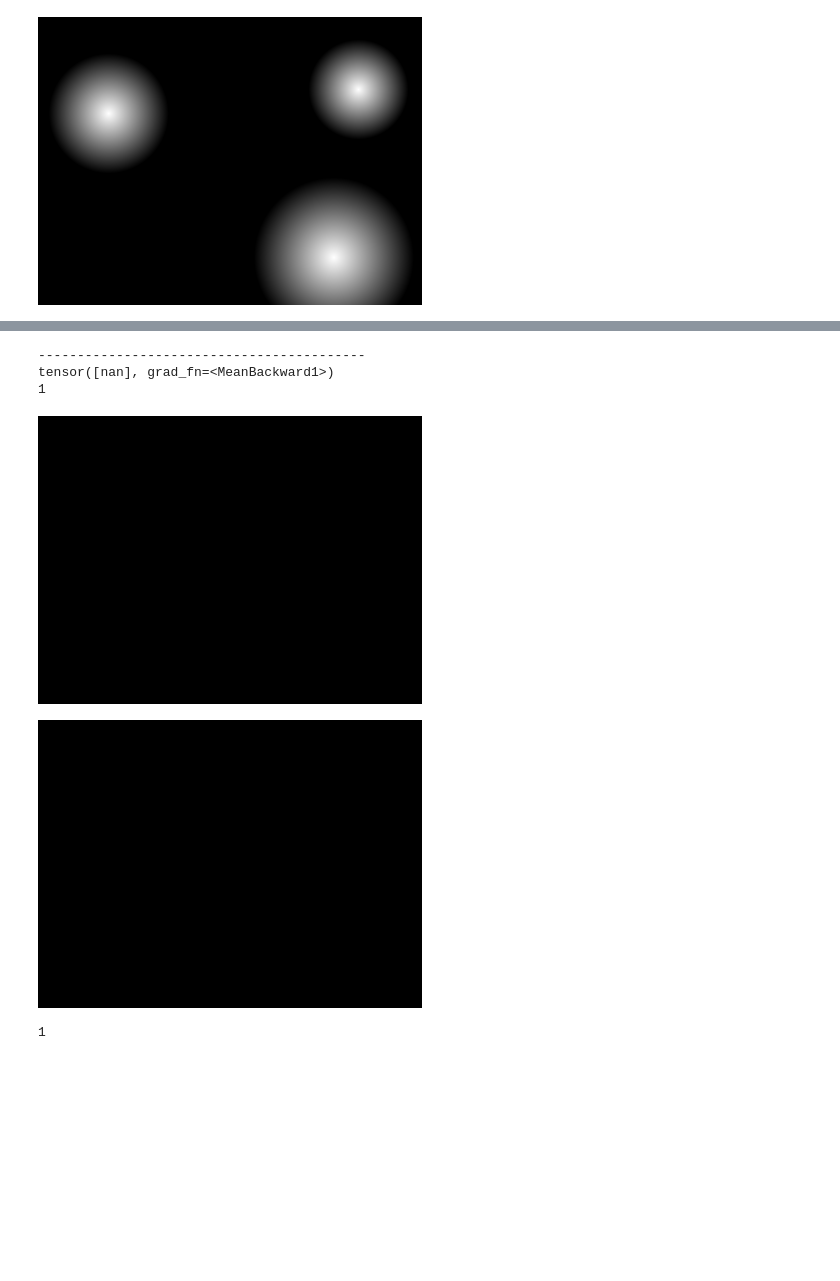
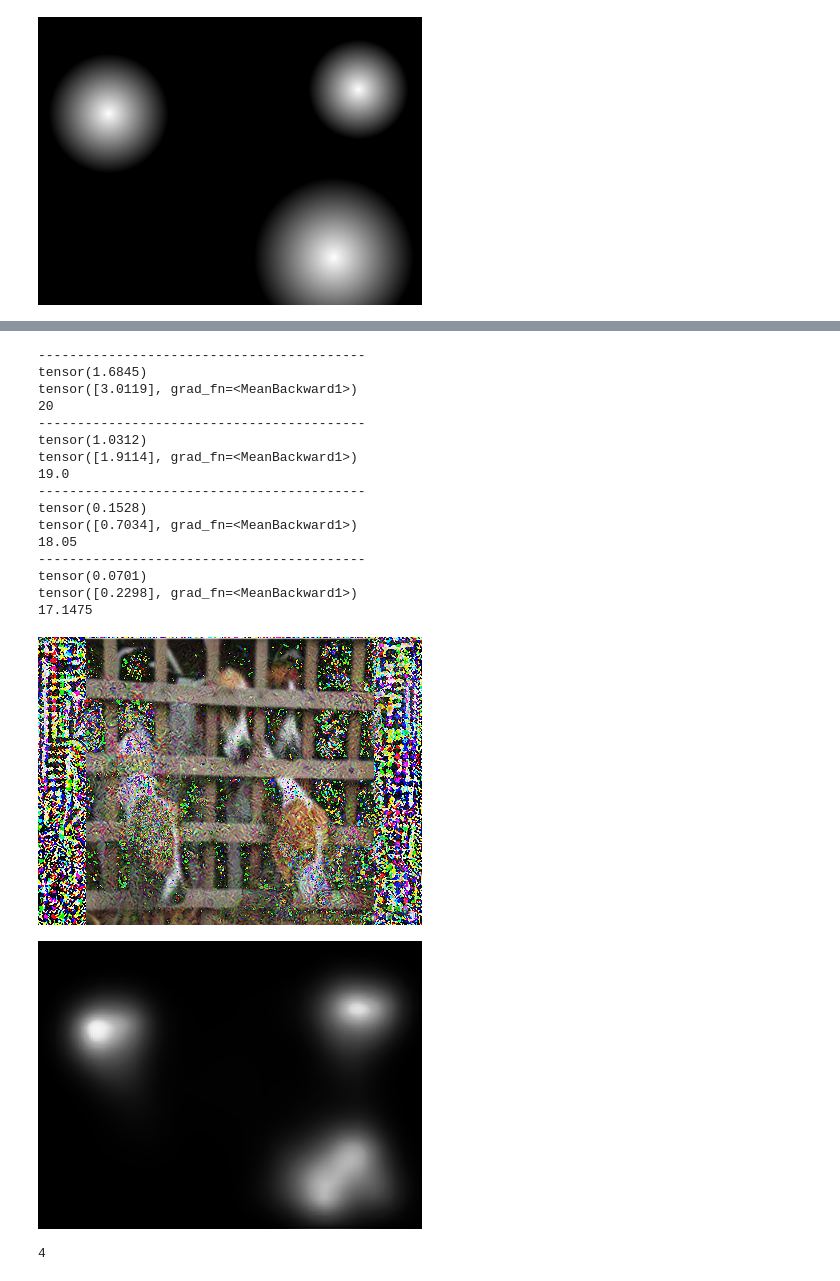
Before and after one commit to hasin202/saliency-model-patch-attack, a Jupyter notebook: img_patch_attack.ipynb, the cells around one changed output, grey strips where cells are left out. Drawn from its saved outputs; the diff is of its cells as text; code cells hidden in the pictures; blank space fills up the shorter version.

```diff
--- a/img_patch_attack.ipynb
+++ b/img_patch_attack.ipynb
@@ -64,0 +66,19 @@ display(pic)
+# %%
+#TARGET CIRCLES
+target = torch.zeros(1, 1, 288, 384)
+
+cx1, cy1 = 144, 197
+
+max_dist1 = 100  # set max distances for both circles
+
+xx, yy = torch.meshgrid(torch.linspace(0, target.shape[2] - 1, target.shape[2]), torch.linspace(0, target.shape[3] - 1, target.shape[3]))
+distances1 = torch.sqrt((xx - cx1) ** 2 + (yy - cy1) ** 2)
+
+values = torch.clamp(1 - distances1 / max_dist1, 0)
+
+target[0, 0, :, :] = values
+print(target.shape)
+
+toPIL = transforms.ToPILImage()
+pic = toPIL(target.squeeze())
+display(pic)
@@ -65,5 +88,5 @@ display(pic)
 # %%
-test_img = r'./example/1.jpg'
+test_img = r'./example/8.png'
 
 #padding and resizing input image into 384x288
 original_image = preprocess_img(test_img)
@@ -73,7 +96,5 @@ original_image = np.expand_dims(np.transpose(original_image,(2,0,1)),axis=0)
 original_image = torch.from_numpy(original_image)
 original_image = original_image.type(torch.FloatTensor).to(device)
 
-
-
 display(toPIL(original_image.squeeze()))
 # %% [output]
@@ -87,39 +108,54 @@ def patch_attack(patch, target_saliency,loss_target, lr):
         print('------------------------------------------')
 
         patch = patch.clone().detach().requires_grad_(True)
         patch.retain_grad()
 
         out = model(patch)
 
         loss = loss_fn(out,target_saliency,loss_type='kldiv')
+        # loss = loss_fn(out,target,loss_type='cc')
         loss.backward()
-
+        print(torch.max(patch.grad)*lr)
         patch = patch - (patch.grad * lr)
 
         print(loss)
         print(lr)
 
-        if lr < 130:
-            lr = lr *1.2
+        if lr > 1:
+            lr = lr * 0.95
+
 
         iterations = iterations + 1
 
     return patch, iterations
 
 
 
-final_patch, iterations = patch_attack(original_image,target,loss_target = 0.1, lr = 1)
+final_patch, iterations = patch_attack(original_image,target,loss_target = 0.5, lr = 20)
 
 display(toPIL(final_patch.squeeze()))
 
 final_patch_saliency = model(final_patch)
 display(toPIL(final_patch_saliency.squeeze()))
 
 print(iterations)
 # %% [output]
 ------------------------------------------
-tensor([nan], grad_fn=<MeanBackward1>)
-1
+tensor(1.6845)
+tensor([3.0119], grad_fn=<MeanBackward1>)
+20
+------------------------------------------
+tensor(1.0312)
+tensor([1.9114], grad_fn=<MeanBackward1>)
+19.0
+------------------------------------------
+tensor(0.1528)
+tensor([0.7034], grad_fn=<MeanBackward1>)
+18.05
+------------------------------------------
+tensor(0.0701)
+tensor([0.2298], grad_fn=<MeanBackward1>)
+17.1475
-[figure, old version]
+[figure, new version]
-[figure, old version]
+[figure, new version]
-1
+4
```
Also changed, not shown: parts of 15 cells of this notebook, 1 other file.
